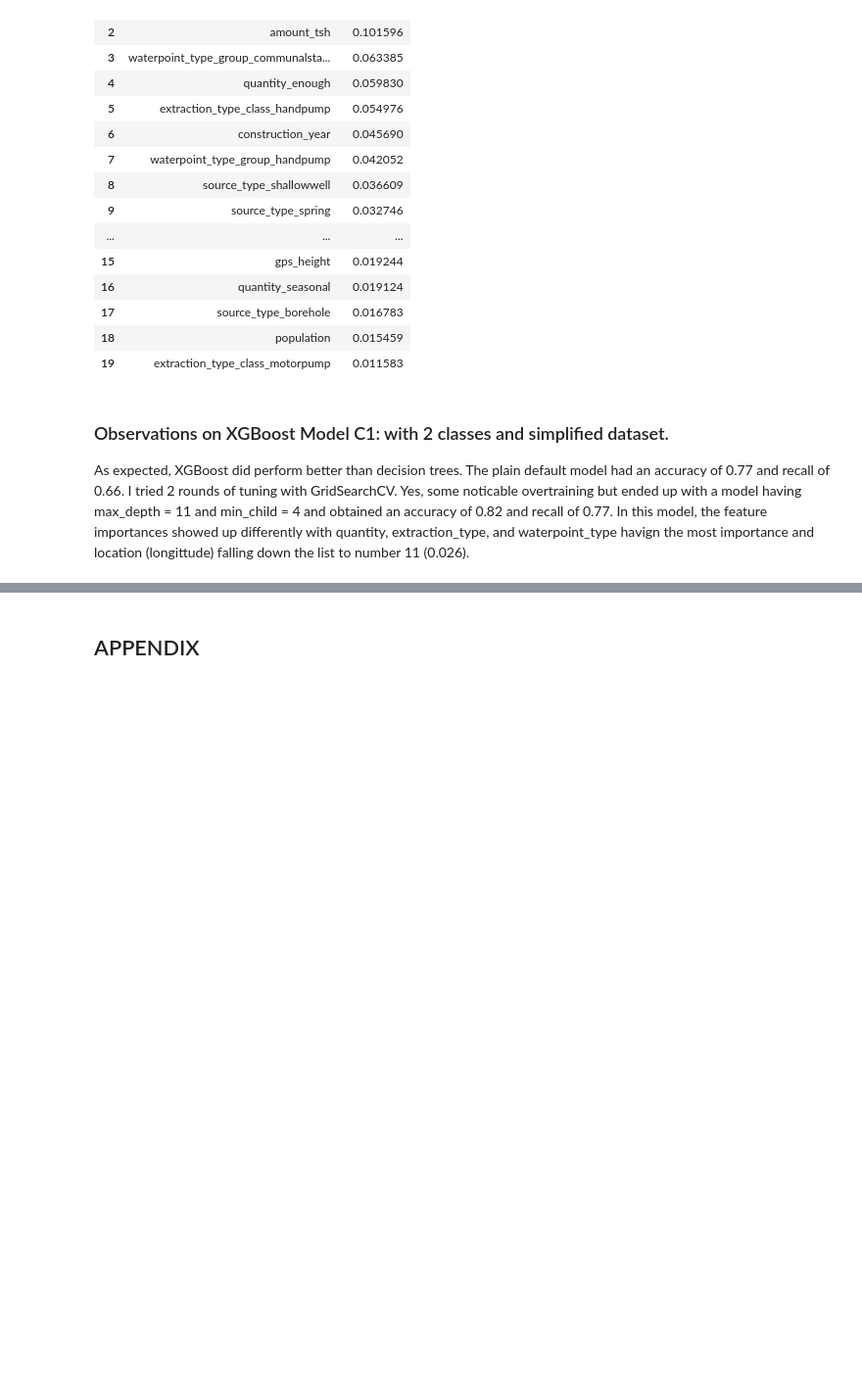
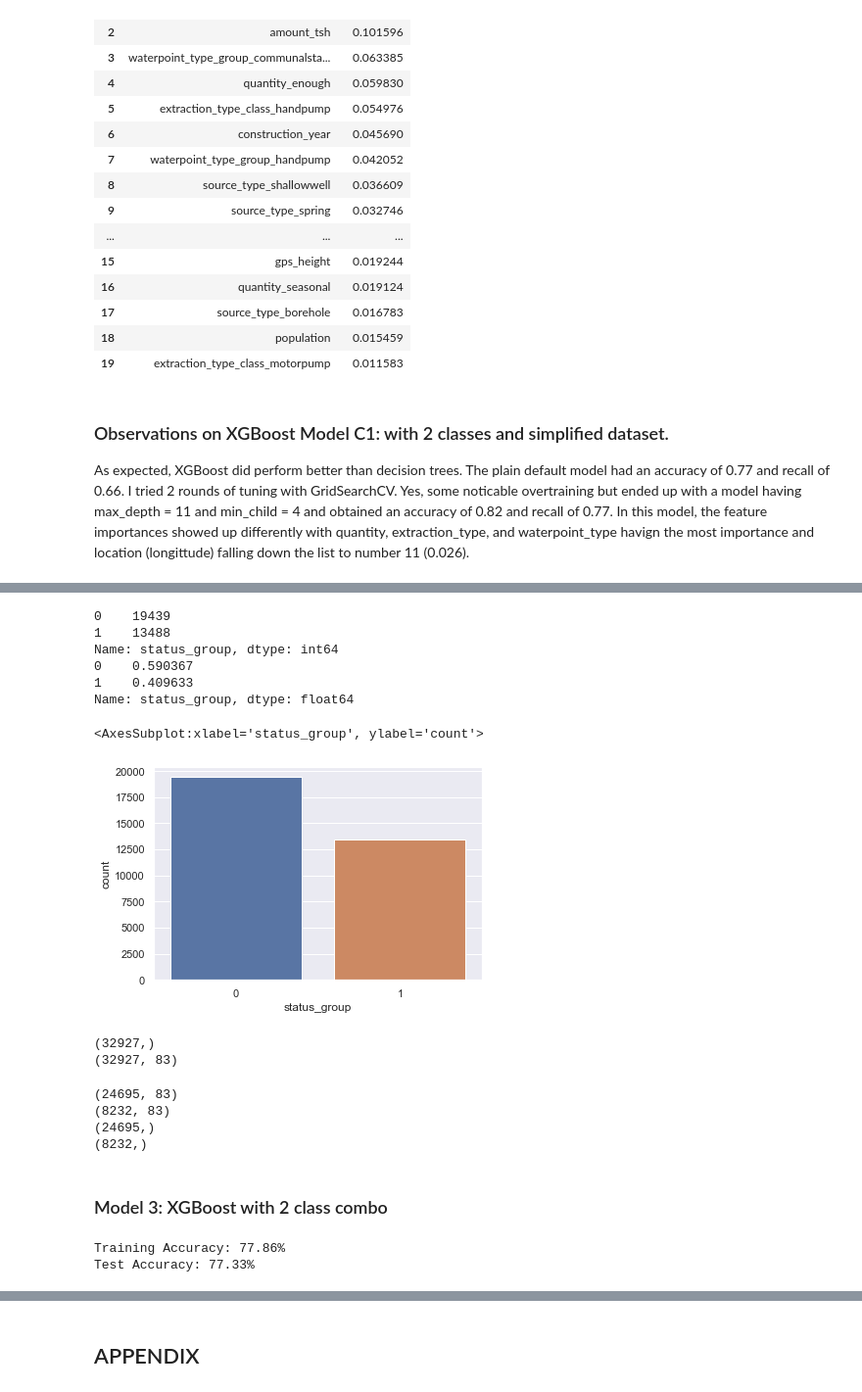
Before and after one commit to markp-rankin/Water-Well-Classification, a Jupyter notebook: Water-Well-Classification-PT2.ipynb, the cells around one changed output, grey strips where cells are left out. Shown at 98% size. Saved outputs shown, nothing was run; the diff lists cells and outputs as text; code cells hidden in the pictures; blank space fills up the shorter version.

Commit message:
Add files via upload
added experiment on target classes

```diff
--- a/Water-Well-Classification-PT2.ipynb
+++ b/Water-Well-Classification-PT2.ipynb
@@ -923,0 +1003,5 @@ For the **Target variable classes** there are also a few approaches to try:
+# %%
+# Drop the origianl categorical columns now that we have dummies
+raw_df3 = raw_df2.drop(['basin', 'region', 'management', 'payment', 'quantity','quality_group', 'source_type', 'extraction_type_class', 'waterpoint_type_group'], axis=1)
+print(raw_df3.shape)
+raw_df3.head()
@@ -923,0 +1016,4 @@ For the **Target variable classes** there are also a few approaches to try:
+# %%
+# Need to remove the extra index column.
+raw_df4 = raw_df3.drop(columns=['Unnamed: 0'], axis=1)
+raw_df4.head(2)
@@ -923,0 +1024,5 @@ For the **Target variable classes** there are also a few approaches to try:
+# %%
+# Combine data frames back together
+data_redux2 = pd.concat([raw_df4, categorical_dummies2], axis=1)
+print(data_redux2.shape)
+data_redux2.head(2)
@@ -923,0 +1033,5 @@ For the **Target variable classes** there are also a few approaches to try:
+# %%
+# Need to cut out class 2 of status_group (aka eliminate rows)
+data_redux3 = data_redux2.loc[data_redux2['status_group'] < 2]
+print(data_redux3.shape)
+data_redux3.head(20)
@@ -923,0 +1057,38 @@ For the **Target variable classes** there are also a few approaches to try:
+# %%
+# Checking the new distribuiton of Target varialbe
+print (data_redux3['status_group'].value_counts())
+print (data_redux3['status_group'].value_counts(normalize=True))
+sns.countplot(x = 'status_group', data = data_redux3)
+# %% [output]
+0    19439
+1    13488
+Name: status_group, dtype: int64
+0    0.590367
+1    0.409633
+Name: status_group, dtype: float64
+<AxesSubplot:xlabel='status_group', ylabel='count'>
+[figure, added]
+# %%
+# Need to split data into X and y dataframes.
+y = data_redux3['status_group']
+X = data_redux3.drop(columns=['status_group'], axis=1)
+print(y.shape)
+print(X.shape)
+# %% [output]
+(32927,)
+(32927, 83)
+# %%
+# Create train and test sets.
+X_train, X_test, y_train, y_test = train_test_split(X, y, test_size=0.25, random_state=40)
+print(X_train.shape)
+print(X_test.shape)
+
+print(y_train.shape)
+print(y_test.shape)
+# %% [output]
+(24695, 83)
+(8232, 83)
+(24695,)
+(8232,)
+# %% [markdown]
+### Model 3: XGBoost with 2 class combo
@@ -923,0 +1105,10 @@ For the **Target variable classes** there are also a few approaches to try:
+# %%
+# Get results
+training_accuracy = accuracy_score(y_train, training_preds)
+test_accuracy = accuracy_score(y_test, test_preds)
+
+print('Training Accuracy: {:.4}%'.format(training_accuracy * 100))
+print('Test Accuracy: {:.4}%'.format(test_accuracy * 100))
+# %% [output]
+Training Accuracy: 77.86%
+Test Accuracy: 77.33%
```
Also changed, not shown: parts of 55 cells of this notebook.
